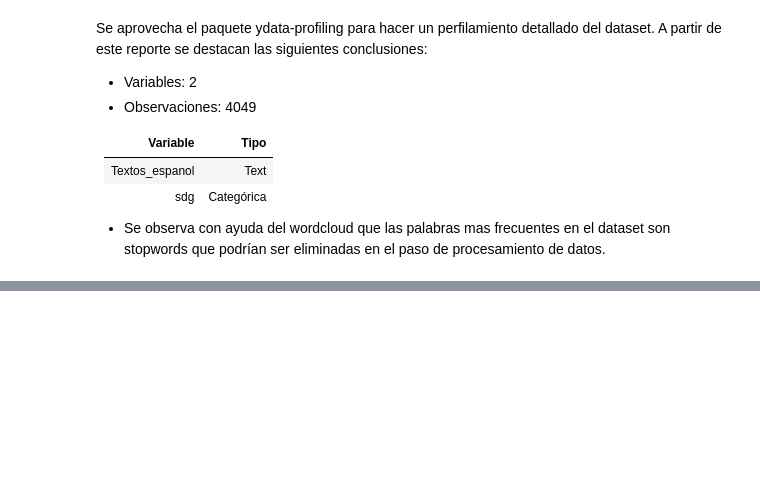
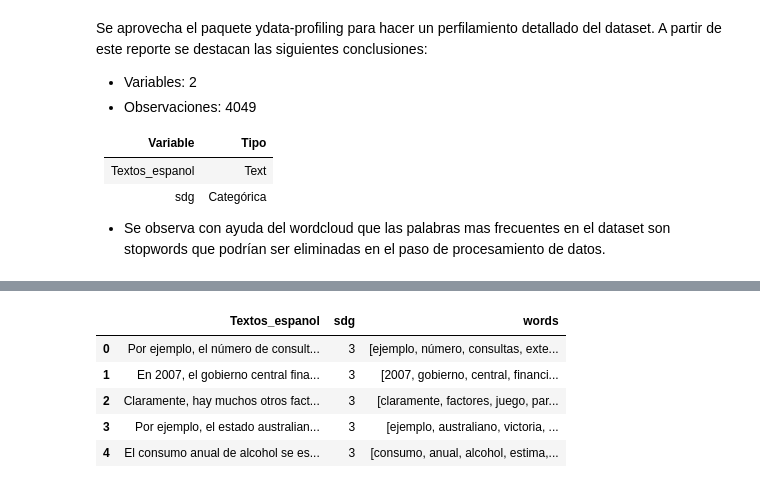
Before and after one commit to Danielfts/BI_PROY1_2402, a Jupyter notebook: Proyecto 1/Etapa 1/Modelo_A/modelo_a.ipynb, the cells around one changed output, grey strips where cells are left out. Saved outputs shown, nothing was run; the diff lists cells and outputs as text; code cells hidden in the pictures; blank space fills up the shorter version.

```diff
--- a/Proyecto 1/Etapa 1/Modelo_A/modelo_a.ipynb
+++ b/Proyecto 1/Etapa 1/Modelo_A/modelo_a.ipynb
@@ -119,0 +147,26 @@ profile
+# %%
+def to_lower(words: list[str]):
+    return [word.lower() for word in words]
+
+def remove_punctuation(words: list[str]):
+    return [word for word in words if word.isalnum()]
+
+def remove_stopwords(words: list[str]):
+    stopwords = set(nltk.corpus.stopwords.words('spanish'))
+    return [word for word in words if word not in stopwords]
+
+def preprocessing(words):
+    words = to_lower(words)
+    words = remove_punctuation(words)
+    words = remove_stopwords(words)
+    return words
+# %%
+df_limpieza['words'] = df_limpieza['words'].apply(preprocessing)
+df_limpieza.head(5)
+# %% [output]
+|  | Textos_espanol | sdg | words |
+| 0 | Por ejemplo, el número de consult... | 3 | [ejemplo, número, consultas, exte... |
+| 1 | En 2007, el gobierno central fina... | 3 | [2007, gobierno, central, financi... |
+| 2 | Claramente, hay muchos otros fact... | 3 | [claramente, factores, juego, par... |
+| 3 | Por ejemplo, el estado australian... | 3 | [ejemplo, australiano, victoria, ... |
+| 4 | El consumo anual de alcohol se es... | 3 | [consumo, anual, alcohol, estima,... |
```
Also changed, not shown: parts of 8 cells of this notebook.
